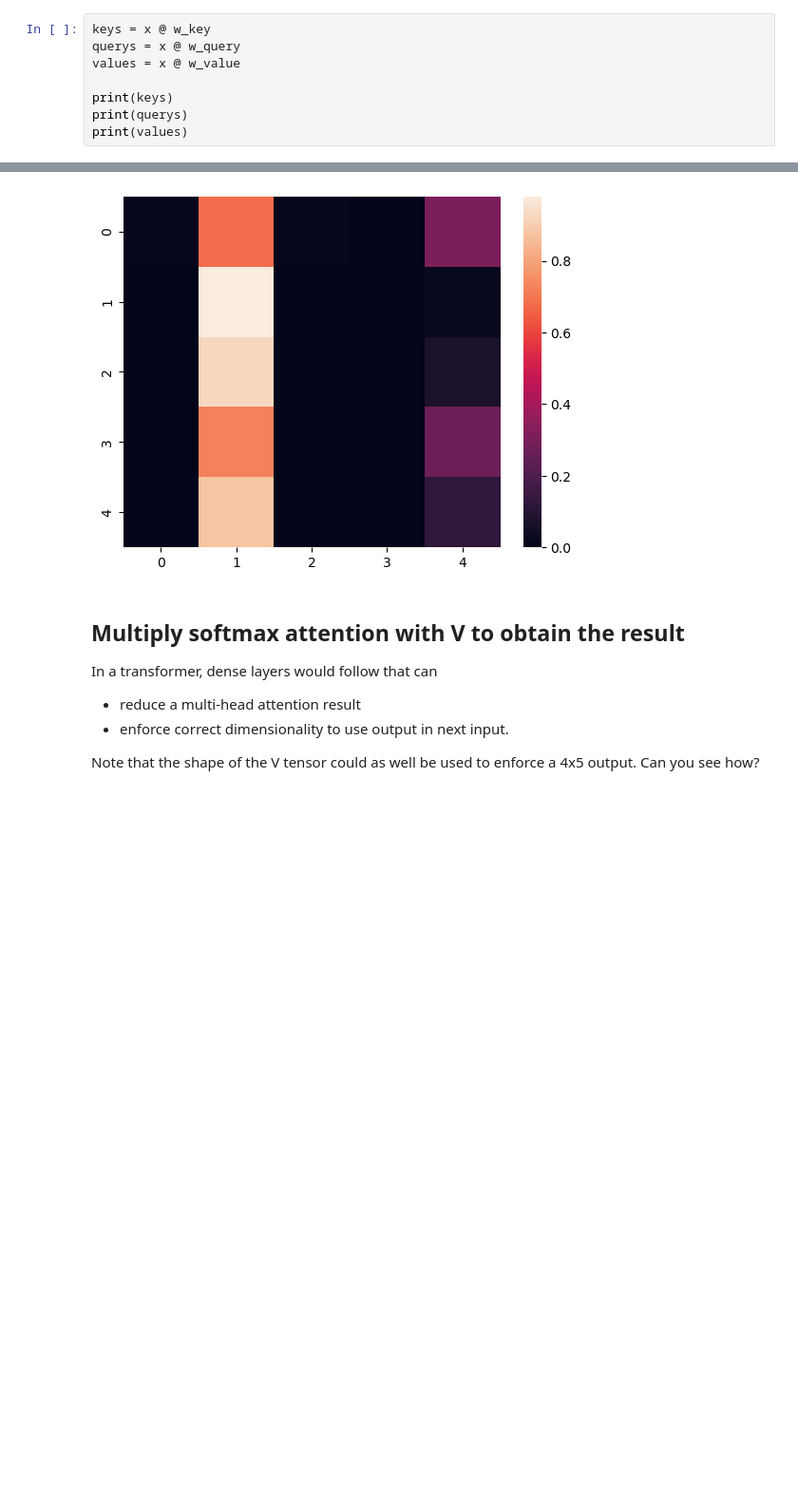
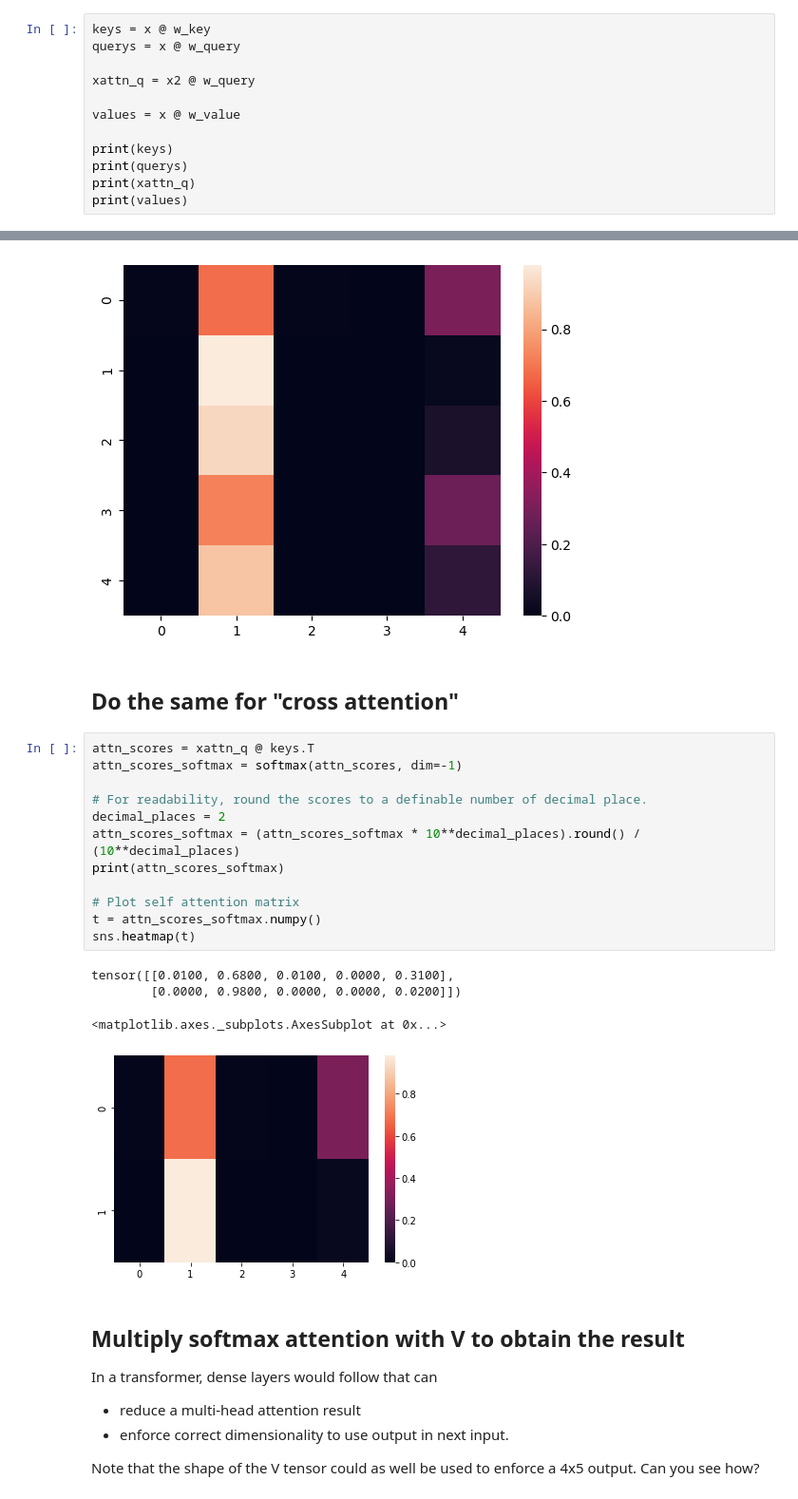
Before and after one commit to mtwenzel/image-video-understanding, a Jupyter notebook: Attention.ipynb, the cells around one changed output, grey strips where cells are left out. Shown: that part at 95% size. Cells and saved outputs as stored; diff of their text form; blank space fills up the shorter version.

Commit message:
Multi-head attn

```diff
--- a/Attention.ipynb
+++ b/Attention.ipynb
@@ -71,9 +71,13 @@ Their dimension is:
 # %%
 keys = x @ w_key
 querys = x @ w_query
+
+xattn_q = x2 @ w_query
+
 values = x @ w_value
 
 print(keys)
 print(querys)
+print(xattn_q)
 print(values)
 # %% [output]
@@ -116,6 +122,25 @@ tensor([[0.0100, 0.6800, 0.0100, 0.0000, 0.3100],
         [0.0000, 0.8800, 0.0000, 0.0000, 0.1200]])
 <AxesSubplot: >
 [figure]
+# %% [markdown]
+## Do the same for "cross attention"
+# %%
+attn_scores = xattn_q @ keys.T
+attn_scores_softmax = softmax(attn_scores, dim=-1)
+
+# For readability, round the scores to a definable number of decimal place.
+decimal_places = 2
+attn_scores_softmax = (attn_scores_softmax * 10**decimal_places).round() / (10**decimal_places)
+print(attn_scores_softmax)
+
+# Plot self attention matrix
+t = attn_scores_softmax.numpy()
+sns.heatmap(t)
+# %% [output]
+tensor([[0.0100, 0.6800, 0.0100, 0.0000, 0.3100],
+        [0.0000, 0.9800, 0.0000, 0.0000, 0.0200]])
+<matplotlib.axes._subplots.AxesSubplot at 0x...>
+[figure, added]
 # %% [markdown]
 ## Multiply softmax attention with V to obtain the result
 
```
Also changed, not shown: parts of 8 cells of this notebook.
